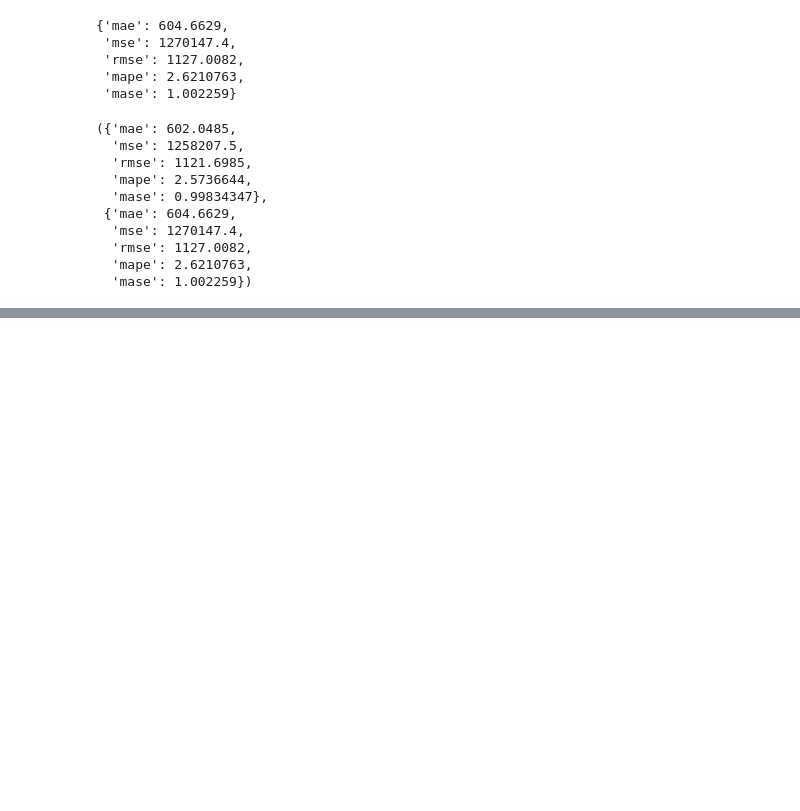
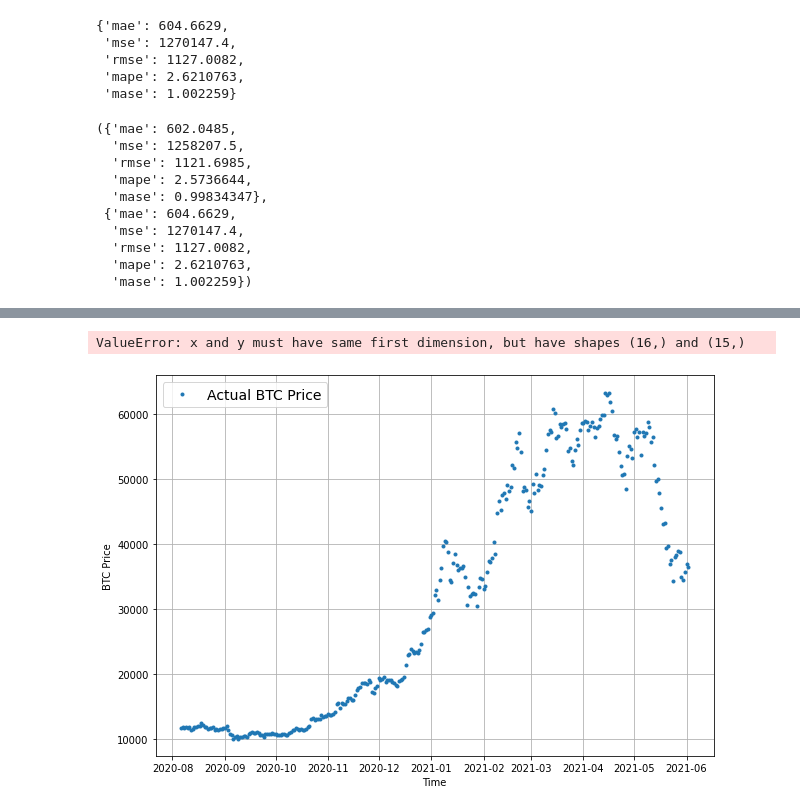
Before and after one commit to Samitkk18/Time-Series-Prediction, a Jupyter notebook: Bitcoin/time_series_BTC.ipynb, the cells around one changed output, grey strips where cells are left out. Saved outputs shown, nothing was run; the diff lists cells and outputs as text; code cells hidden in the pictures; blank space fills up the shorter version.

```diff
--- a/Bitcoin/time_series_BTC.ipynb
+++ b/Bitcoin/time_series_BTC.ipynb
@@ -858,0 +1285,4 @@ naive_results, model_6_results
+# %%
+# Last timestep of timesteps (currently in np.datetime64 format)
+last_timestep = bitcoin_prices.index[-1]
+last_timestep
@@ -858,0 +1291,9 @@ naive_results, model_6_results
+# %%
+def get_future_dates(start_date, horizon=1, offset=1):
+
+  #Returns array of datetime values from ranging from start_date to start_date+horizon.
+   return np.arange(start_date + np.timedelta64(offset, "D"), start_date + np.timedelta64(horizon+1, "D"), dtype="datetime64[D]")
+# %%
+# Get next two weeks of timesteps
+next_time_steps = get_future_dates(start_date=last_timestep, horizon=into_future)
+next_time_steps
@@ -858,0 +1305,5 @@ naive_results, model_6_results
+# %%
+# Add in extra timestep/final price so the graph doesn't look messed
+next_time_steps = np.insert(next_time_steps, 0, last_timestep)
+future_forecast = np.insert(future_forecast, 0, btc_price[-1])
+next_time_steps, future_forecast
@@ -858,0 +1319,8 @@ naive_results, model_6_results
+# %%
+# TODO: if we predict far enough into the future we start to see what happens to our model's forecasts... (they begin to break down)
+plt.figure(figsize=(10, 7))
+plot_time_series(bitcoin_prices.index, btc_price, start=2500, label="Actual BTC Price")
+plot_time_series(next_time_steps, future_forecast, label="Predicted BTC Price")
+# %% [output]
+ValueError: x and y must have same first dimension, but have shapes (16,) and (15,)
+[figure, added]
```
Also changed, not shown: parts of 39 cells of this notebook, 24 other files.
